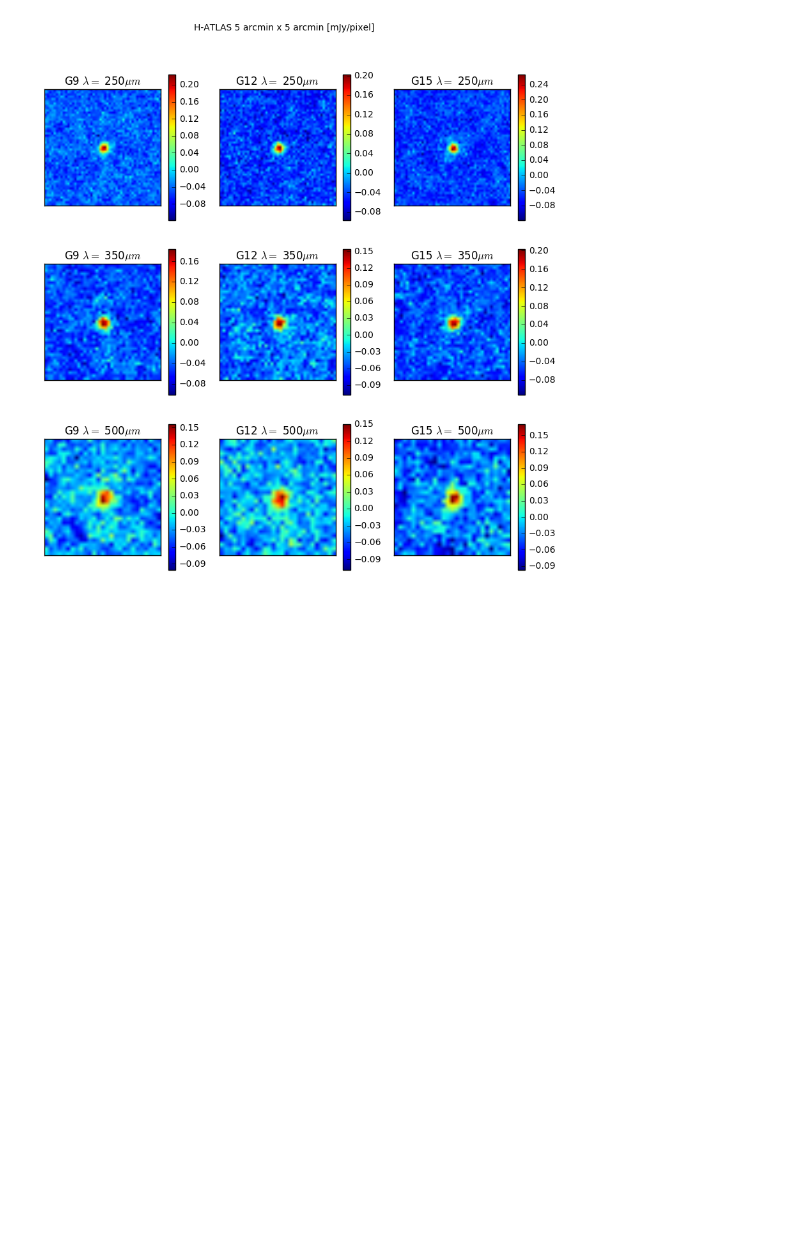
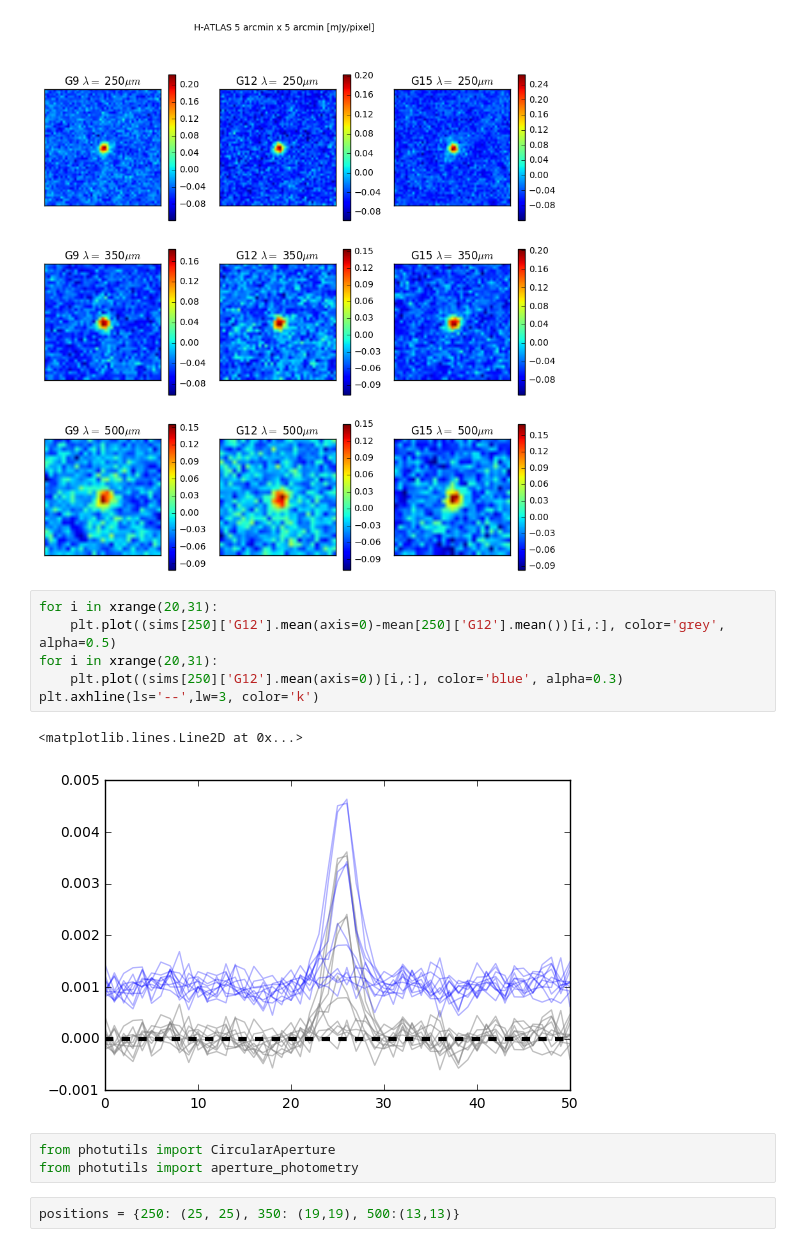
Before and after one commit to fbianchini/StacktSZ, a Jupyter notebook: plots_stack.ipynb, the cells around one changed output. Cells and saved outputs as stored; diff of their text form; blank space fills up the shorter version.

```diff
--- a/plots_stack.ipynb
+++ b/plots_stack.ipynb
@@ -100,3 +102,17 @@ for lambda_ in lambdas:
 plt.show()
 # %% [output]
 [figure]
+# %%
+for i in xrange(20,31):
+    plt.plot((sims[250]['G12'].mean(axis=0)-mean[250]['G12'].mean())[i,:], color='grey', alpha=0.5)
+for i in xrange(20,31):
+    plt.plot((sims[250]['G12'].mean(axis=0))[i,:], color='blue', alpha=0.3)
+plt.axhline(ls='--',lw=3, color='k')
+# %% [output]
+<matplotlib.lines.Line2D at 0x...>
+[figure, added]
+# %%
+from photutils import CircularAperture
+from photutils import aperture_photometry
+# %%
+positions = {250: (25, 25), 350: (19,19), 500:(13,13)}
```
Also changed, not shown: parts of 19 cells of this notebook, 1 other file.
